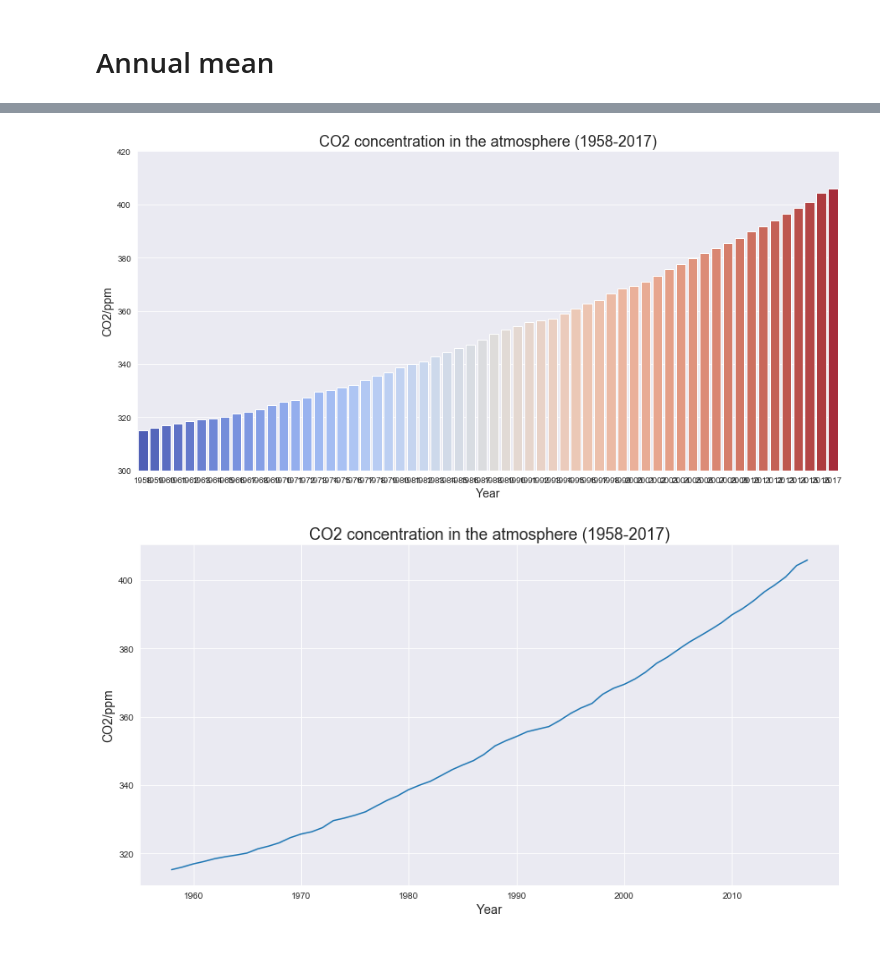
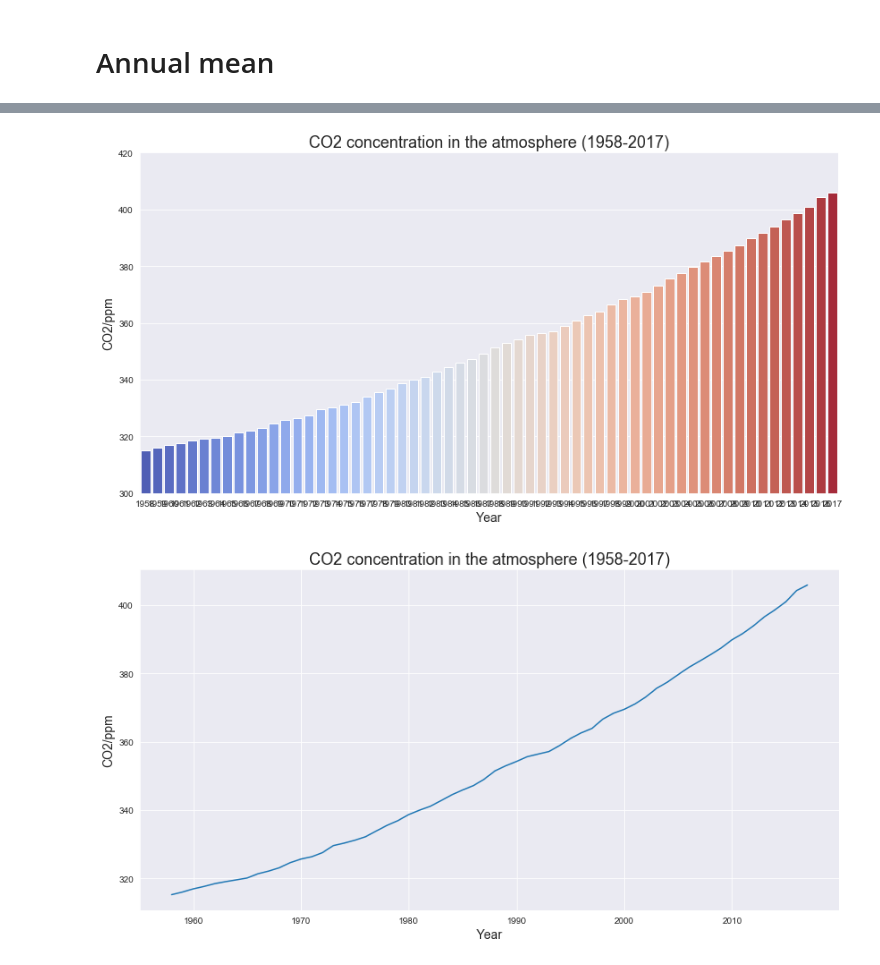
Before and after one commit to annaviper/climate-change, a Jupyter notebook: 2_co2_temp.ipynb, the cells around one changed output, grey strips where cells are left out. Drawn from its saved outputs; the diff is of its cells as text; code cells hidden in the pictures.

Commit message:
fixing annual mean

```diff
--- a/2_co2_temp.ipynb
+++ b/2_co2_temp.ipynb
@@ -45,3 +46,0 @@ co2_mean.head()
-# %%
-co2_mean.drop('Month', axis=1, inplace=True)
-co2_mean.head()
@@ -54,0 +47,3 @@ co2_mean.head()
+# %%
+co2_mean = co2_mean[['Year', 'CO2']]
+co2_mean.head()
@@ -60,14 +75,15 @@ co2_mean.to_csv('/Users/anna/data/climate-change/datasets/clean_co2_mean.csv', i
 # %%
-plt.figure(figsize=(15, 7))
+sns.set_style("darkgrid")
+plt.figure(figsize=(14, 7))
 sns.barplot(x='Year',
              y='CO2',
              data=co2_mean, palette='coolwarm')
 plt.title('CO2 concentration in the atmosphere (1958-2017)', fontsize=18)
 plt.xlabel('Year', fontsize=14)
 plt.ylabel('CO2/ppm', fontsize=14)
 plt.ylim(300, 420)
 plt.show()
 # %% [output]
-[figure, old version]
+[figure, new version]
 # %%
 #Plotting annual mean dataset
```
Also changed, not shown: parts of 20 cells of this notebook.
